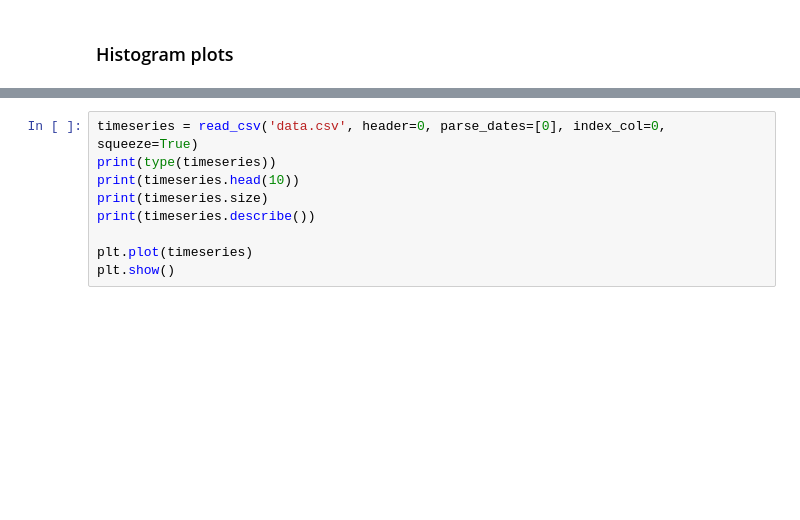
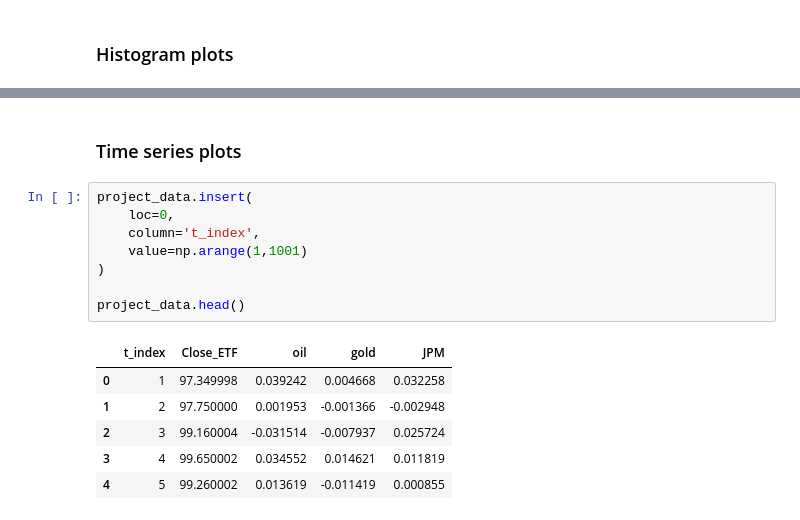
Before and after one commit to arefeenshamsuzzoha/stevens-stuff, a Jupyter notebook: MA 541/MA541project_part2.ipynb, the cells around one changed output, grey strips where cells are left out. Cells and saved outputs as stored; diff of their text form; blank space fills up the shorter version.

```diff
--- a/MA 541/MA541project_part2.ipynb
+++ b/MA 541/MA541project_part2.ipynb
@@ -27,9 +28,17 @@ JPM_hist = project_data.hist(column = "JPM")
-# %%
-timeseries = read_csv('data.csv', header=0, parse_dates=[0], index_col=0, squeeze=True)
-print(type(timeseries))
-print(timeseries.head(10))
-print(timeseries.size)
-print(timeseries.describe())
-
-plt.plot(timeseries)
-plt.show()
+# %% [markdown]
+### Time series plots
+# %%
+project_data.insert(
+    loc=0,
+    column='t_index',
+    value=np.arange(1,1001)
+)
+
+project_data.head()
+# %% [output]
+|  | t_index | Close_ETF | oil | gold | JPM |
+| 0 | 1 | 97.349998 | 0.039242 | 0.004668 | 0.032258 |
+| 1 | 2 | 97.750000 | 0.001953 | -0.001366 | -0.002948 |
+| 2 | 3 | 99.160004 | -0.031514 | -0.007937 | 0.025724 |
+| 3 | 4 | 99.650002 | 0.034552 | 0.014621 | 0.011819 |
+| 4 | 5 | 99.260002 | 0.013619 | -0.011419 | 0.000855 |
```
Also changed, not shown: parts of 4 cells of this notebook.
